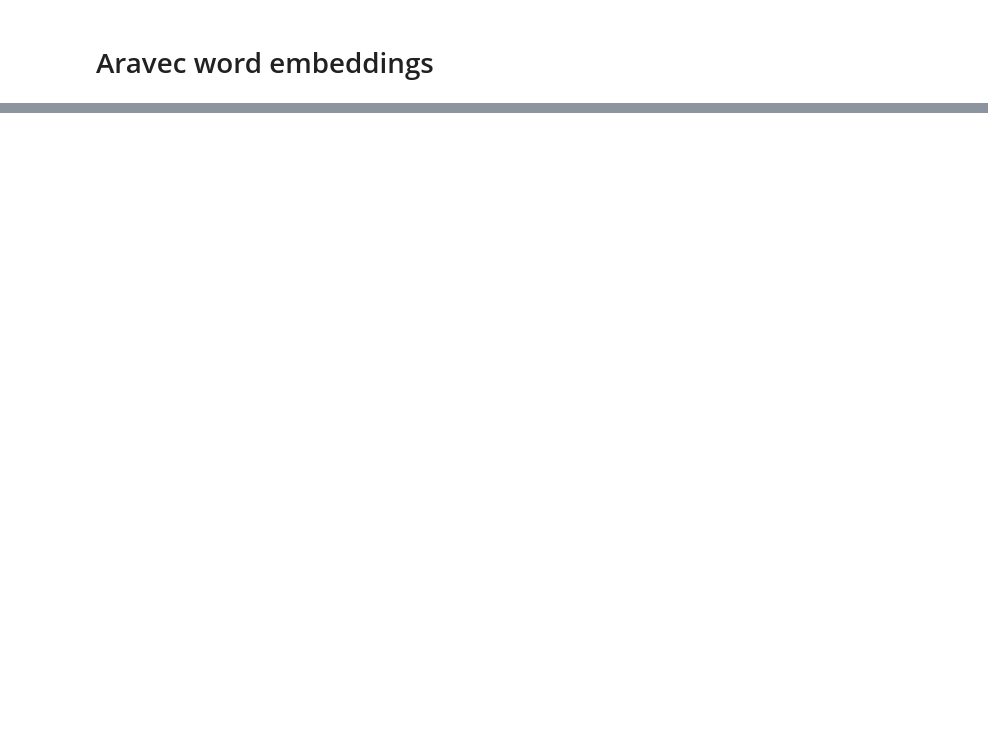
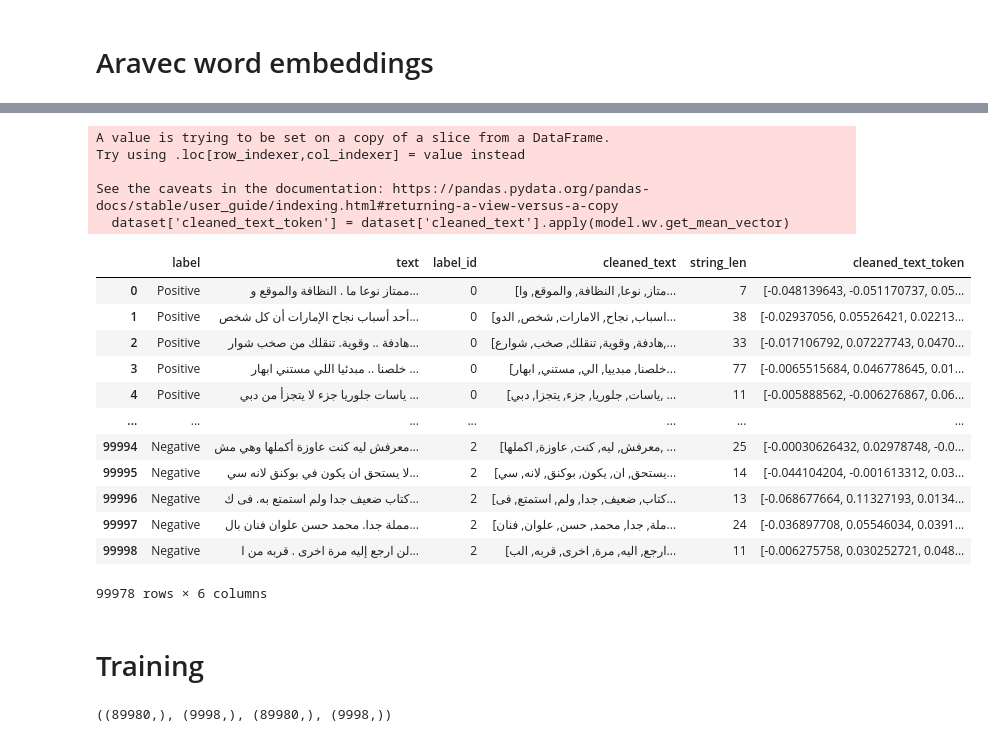
Before and after one commit to patrick-3008/Arabic-aravec-word-embeddings, a Jupyter notebook: Arabic-aravec-word-embeddings.ipynb, the cells around one changed output, grey strips where cells are left out. Cells and saved outputs as stored; diff of their text form; code cells hidden in the pictures; blank space fills up the shorter version.

Commit message:
train the model

```diff
--- a/Arabic-aravec-word-embeddings.ipynb
+++ b/Arabic-aravec-word-embeddings.ipynb
@@ -182,0 +209,4 @@ cleaned_list
+# %%
+# download model from repo
+model = gensim.models.Word2Vec.load("Models/full_grams_cbow_100_twitter/full_grams_cbow_100_twitter.mdl")
+print("We've", len(model.wv.index_to_key),"vocabularies")
@@ -182,0 +267,2 @@ cleaned_list
+# %%
+dataset['string_len'] = dataset['cleaned_text'].apply(len)
@@ -182,0 +290,2 @@ cleaned_list
+# %%
+dataset = dataset[dataset['string_len'] != 0]
@@ -182,0 +308,26 @@ cleaned_list
+# %%
+dataset['cleaned_text_token'] = dataset['cleaned_text'].apply(model.wv.get_mean_vector)
+# %% [output]
+A value is trying to be set on a copy of a slice from a DataFrame.
+Try using .loc[row_indexer,col_indexer] = value instead
+
+See the caveats in the documentation: https://pandas.pydata.org/pandas-docs/stable/user_guide/indexing.html#returning-a-view-versus-a-copy
+  dataset['cleaned_text_token'] = dataset['cleaned_text'].apply(model.wv.get_mean_vector)
+# %%
+dataset
+# %% [output]
+|  | label | text | label_id | cleaned_text | string_len | cleaned_text_token |
+| 0 | Positive | ممتاز نوعا ما . النظافة والموقع و... | 0 | [متاز, نوعا, النظافة, والموقع, وا... | 7 | [-0.048139643, -0.051170737, 0.05... |
+| 1 | Positive | أحد أسباب نجاح الإمارات أن كل شخص... | 0 | [اسباب, نجاح, الامارات, شخص, الدو... | 38 | [-0.02937056, 0.05526421, 0.02213... |
+| 2 | Positive | هادفة .. وقوية. تنقلك من صخب شوار... | 0 | [هادفة, وقوية, تنقلك, صخب, شوارع,... | 33 | [-0.017106792, 0.07227743, 0.0470... |
+| 3 | Positive | خلصنا .. مبدئيا اللي مستني ابهار ... | 0 | [خلصنا, مبدييا, الي, مستني, ابهار... | 77 | [-0.0065515684, 0.046778645, 0.01... |
+| 4 | Positive | ياسات جلوريا جزء لا يتجزأ من دبي ... | 0 | [ياسات, جلوريا, جزء, يتجزا, دبي, ... | 11 | [-0.005888562, -0.006276867, 0.06... |
+| ... | ... | ... | ... | ... | ... | ... |
+| 99994 | Negative | معرفش ليه كنت عاوزة أكملها وهي مش... | 2 | [معرفش, ليه, كنت, عاوزة, اكملها, ... | 25 | [-0.00030626432, 0.02978748, -0.0... |
+| 99995 | Negative | لا يستحق ان يكون في بوكنق لانه سي... | 2 | [يستحق, ان, يكون, بوكنق, لانه, سي... | 14 | [-0.044104204, -0.001613312, 0.03... |
+| 99996 | Negative | كتاب ضعيف جدا ولم استمتع به. فى ك... | 2 | [كتاب, ضعيف, جدا, ولم, استمتع, فى... | 13 | [-0.068677664, 0.11327193, 0.0134... |
+| 99997 | Negative | مملة جدا. محمد حسن علوان فنان بال... | 2 | [ملة, جدا, محمد, حسن, علوان, فنان... | 24 | [-0.036897708, 0.05546034, 0.0391... |
+| 99998 | Negative | لن ارجع إليه مرة اخرى . قربه من ا... | 2 | [ارجع, اليه, مرة, اخرى, قربه, الب... | 11 | [-0.006275758, 0.030252721, 0.048... |
+99978 rows × 6 columns
+# %% [markdown]
+# Training
@@ -182,0 +342,4 @@ cleaned_list
+# %%
+X_train.shape, X_test.shape, y_train.shape, y_test.shape
+# %% [output]
+((89980,), (9998,), (89980,), (9998,))
```
Also changed, not shown: parts of 17 cells of this notebook.
